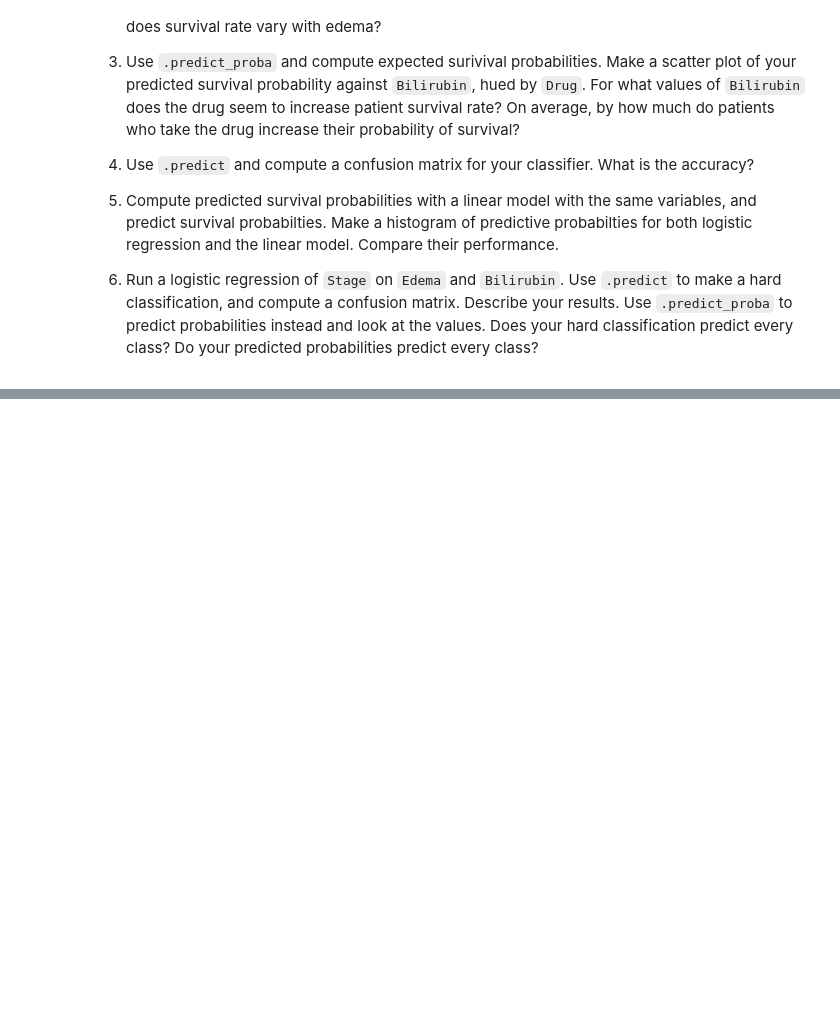
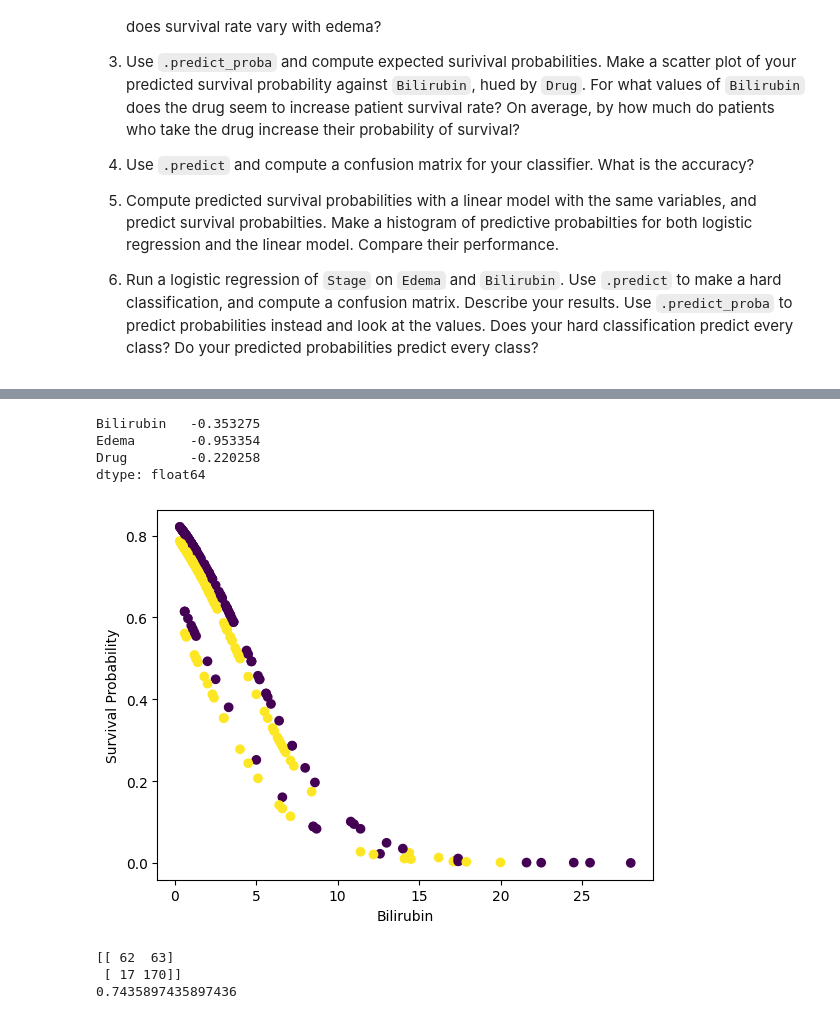
Before and after one commit to AustinChinn03/assignments, a Jupyter notebook: 05_assignment_glm.ipynb, the cells around one changed output, grey strips where cells are left out. Saved outputs shown, nothing was run; the diff lists cells and outputs as text; code cells hidden in the pictures; blank space fills up the shorter version.

```diff
--- a/05_assignment_glm.ipynb
+++ b/05_assignment_glm.ipynb
@@ -260,11 +260,19 @@ The relevant data are:
 # Q3.1
 
 # Load data
-liver = pd.read_csv("cirrhosis.csv")
-liver = df[["Bilirubin", "Edema", "Drug", "Stage", "Status"]]
+liver = pd.read_csv("./assignments/data/cirrhosis.csv")
+liver = liver[["Bilirubin", "Edema", "Drug", "Stage", "Status"]]
 
+# Drop rows with missing values
 liver = liver.dropna()
 
-df["Survival"] = df["Status"].isin(["C", "CL"]).astype(int)
+# Code survival
+liver["Status"] = liver["Status"].isin(["C", "CL"]).astype(int)
 
-df = pd.get_dummies(df, columns=["Edema", "Drug"], drop_first=True)
+# Code edema
+liver["Edema"] = liver["Edema"].isin(["Y", "S"]).astype(int)
+
+# Code drug
+liver["Drug"] = liver["Drug"].isin(["D-penicillamine"]).astype(int)
+
+liver.head()
@@ -271,8 +286,52 @@ df = pd.get_dummies(df, columns=["Edema", "Drug"], drop_first=True)
 # %%
 # Q3.2
+
+# Define variables
+X = liver[["Bilirubin", "Edema", "Drug"]]
+y = liver["Status"]
+
+# Fit logistic model
+model.fit(X, y)
+print(pd.Series(model.coef_[0], index=X.columns))
+
+# Survivability decreases with increasing bilirubin and presence of edema, and
+# the drug also does not appear to increase survival probability
+# %% [output]
+Bilirubin   -0.353275
+Edema       -0.953354
+Drug        -0.220258
+dtype: float64
 # %%
 # Q3.3
+
+# Generate probabilities for survival
+probs = model.predict_proba(X)[:, 1]
+
+# Plot bilirubin against survival probability
+plt.scatter(liver["Bilirubin"], probs,
+            c = liver["Drug"])
+plt.xlabel("Bilirubin")
+plt.ylabel("Survival Probability")
+plt.show()
+
+# Drug presence shows a decrease in survival probability from non-drug
+# conditions across bilirubin levels
+# %% [output]
+[figure, added]
 # %%
 # Q3.4
+
+# Generate predictions and confusion matrix
+preds = model.predict(X)
+print(confusion_matrix(y, preds))
+print(accuracy_score(y, preds))
+
+# Confusion matrix shows moderate accuracy for predicting survival, seeming
+# to produce false positives slightly more frequently than false negatives by
+# proportion
+# %% [output]
+[[ 62  63]
+ [ 17 170]]
+0.7435897435897436
 # %%
 # Q3.5
```
Also changed, not shown: parts of 4 cells of this notebook.
